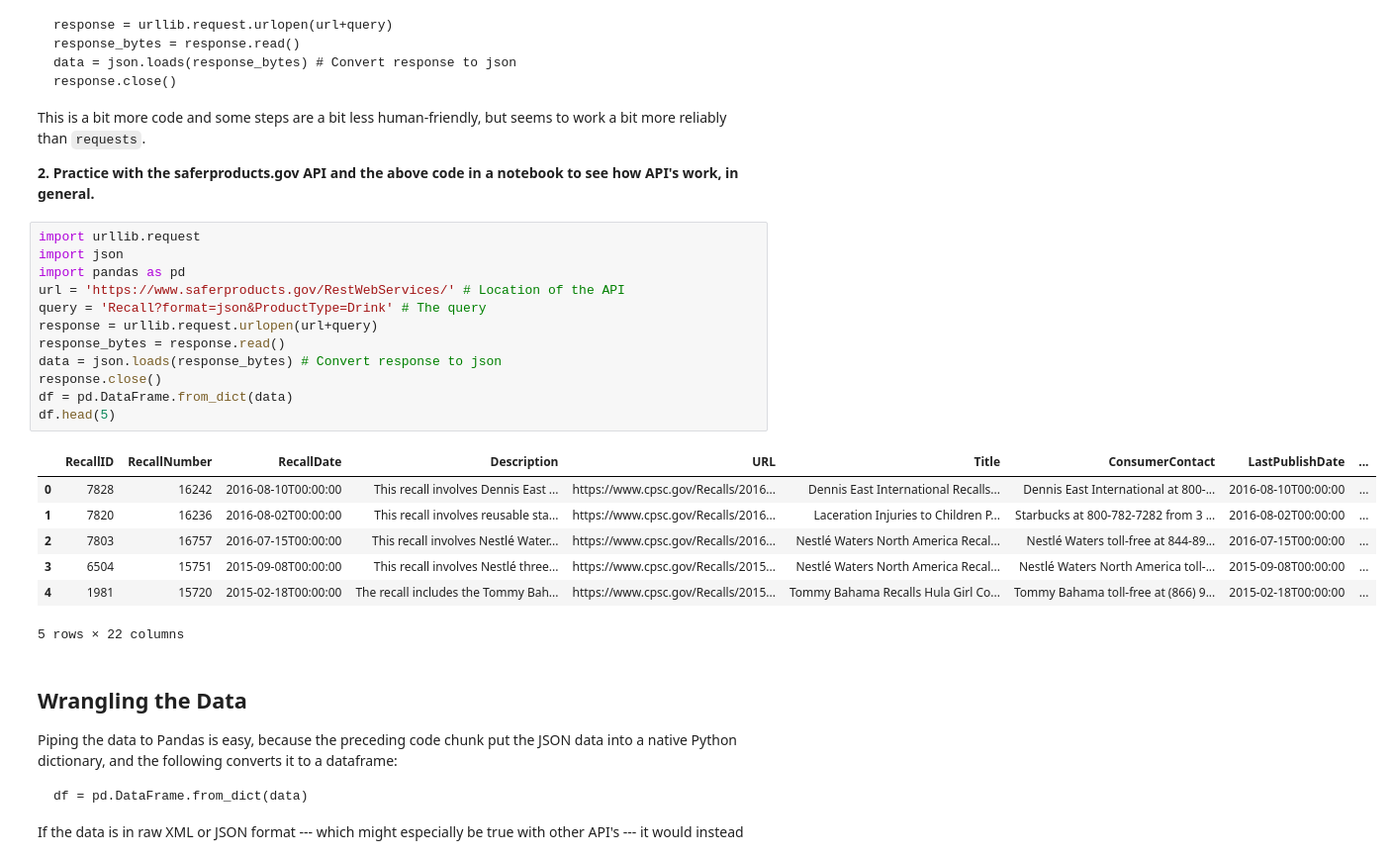
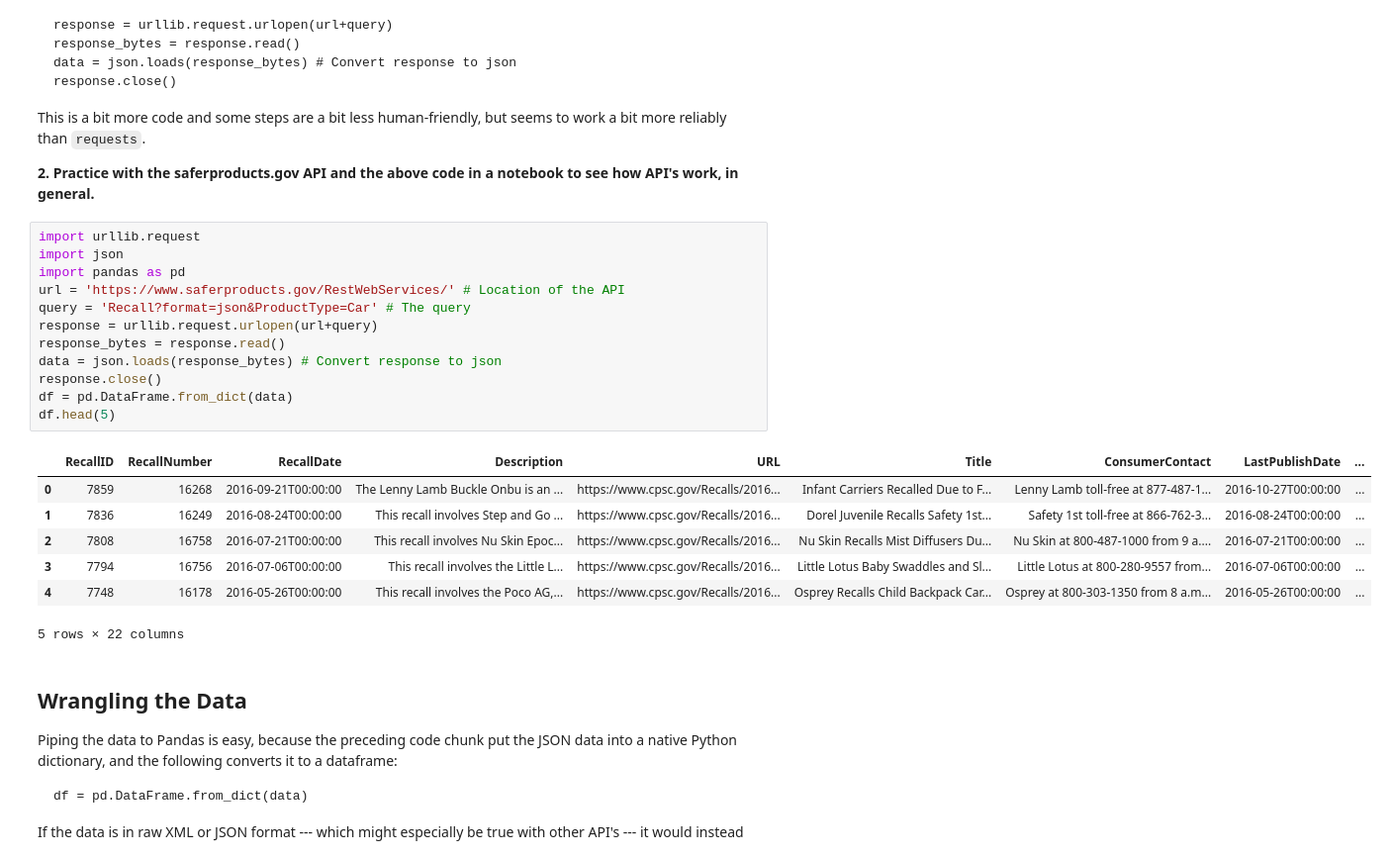
Before and after one commit to EBaner/labs, a Jupyter notebook: 01_api_calls/assignment_notebook.ipynb, the cells around one changed output. Shown at 99% size. Cells and saved outputs as stored; diff of their text form.

```diff
--- a/01_api_calls/assignment_notebook.ipynb
+++ b/01_api_calls/assignment_notebook.ipynb
@@ -120,22 +120,22 @@ This is a bit more code and some steps are a bit less human-friendly, but seems
 # %%
 import urllib.request
 import json
 import pandas as pd
 url = 'https://www.saferproducts.gov/RestWebServices/' # Location of the API
-query = 'Recall?format=json&ProductType=Drink' # The query
+query = 'Recall?format=json&ProductType=Car' # The query
 response = urllib.request.urlopen(url+query)
 response_bytes = response.read()
 data = json.loads(response_bytes) # Convert response to json
 response.close()
 df = pd.DataFrame.from_dict(data)
 df.head(5)
 # %% [output]
 |  | RecallID | RecallNumber | RecallDate | Description | URL | Title | ConsumerContact | LastPublishDate | ... |
-| 0 | 7828 | 16242 | 2016-08-10T00:00:00 | This recall involves Dennis East ... | https://www.cpsc.gov/Recalls/2016... | Dennis East International Recalls... | Dennis East International at 800-... | 2016-08-10T00:00:00 | ... |
-| 1 | 7820 | 16236 | 2016-08-02T00:00:00 | This recall involves reusable sta... | https://www.cpsc.gov/Recalls/2016... | Laceration Injuries to Children P... | Starbucks at 800-782-7282 from 3 ... | 2016-08-02T00:00:00 | ... |
-| 2 | 7803 | 16757 | 2016-07-15T00:00:00 | This recall involves Nestlé Water... | https://www.cpsc.gov/Recalls/2016... | Nestlé Waters North America Recal... | Nestlé Waters toll-free at 844-89... | 2016-07-15T00:00:00 | ... |
-| 3 | 6504 | 15751 | 2015-09-08T00:00:00 | This recall involves Nestlé three... | https://www.cpsc.gov/Recalls/2015... | Nestlé Waters North America Recal... | Nestlé Waters North America toll-... | 2015-09-08T00:00:00 | ... |
-| 4 | 1981 | 15720 | 2015-02-18T00:00:00 | The recall includes the Tommy Bah... | https://www.cpsc.gov/Recalls/2015... | Tommy Bahama Recalls Hula Girl Co... | Tommy Bahama toll-free at (866) 9... | 2015-02-18T00:00:00 | ... |
+| 0 | 7859 | 16268 | 2016-09-21T00:00:00 | The Lenny Lamb Buckle Onbu is an ... | https://www.cpsc.gov/Recalls/2016... | Infant Carriers Recalled Due to F... | Lenny Lamb toll-free at 877-487-1... | 2016-10-27T00:00:00 | ... |
+| 1 | 7836 | 16249 | 2016-08-24T00:00:00 | This recall involves Step and Go ... | https://www.cpsc.gov/Recalls/2016... | Dorel Juvenile Recalls Safety 1st... | Safety 1st toll-free at 866-762-3... | 2016-08-24T00:00:00 | ... |
+| 2 | 7808 | 16758 | 2016-07-21T00:00:00 | This recall involves Nu Skin Epoc... | https://www.cpsc.gov/Recalls/2016... | Nu Skin Recalls Mist Diffusers Du... | Nu Skin at 800-487-1000 from 9 a.... | 2016-07-21T00:00:00 | ... |
+| 3 | 7794 | 16756 | 2016-07-06T00:00:00 | This recall involves the Little L... | https://www.cpsc.gov/Recalls/2016... | Little Lotus Baby Swaddles and Sl... | Little Lotus at 800-280-9557 from... | 2016-07-06T00:00:00 | ... |
+| 4 | 7748 | 16178 | 2016-05-26T00:00:00 | This recall involves the Poco AG,... | https://www.cpsc.gov/Recalls/2016... | Osprey Recalls Child Backpack Car... | Osprey at 800-303-1350 from 8 a.m... | 2016-05-26T00:00:00 | ... |
 5 rows × 22 columns
 # %% [markdown]
 ## Wrangling the Data
```
Also changed, not shown: parts of 2 cells of this notebook.
